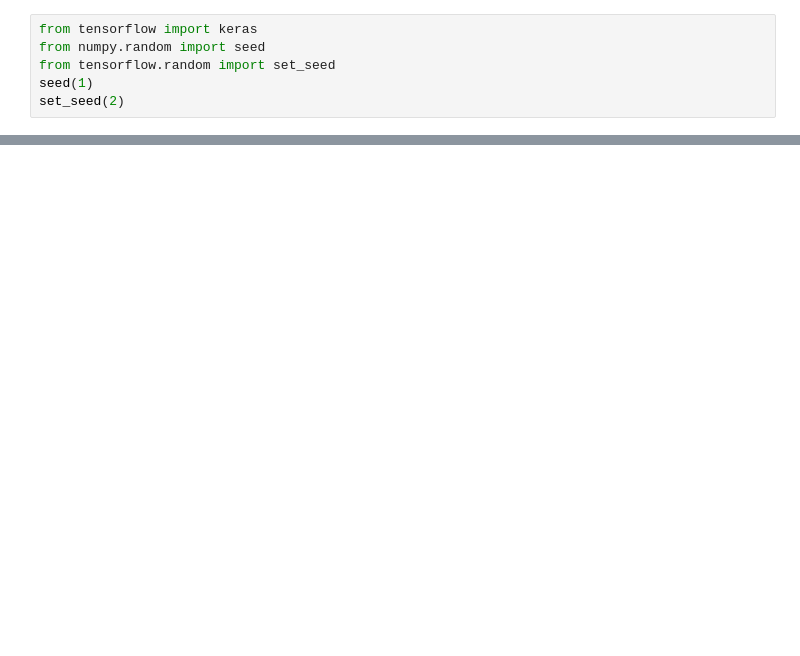
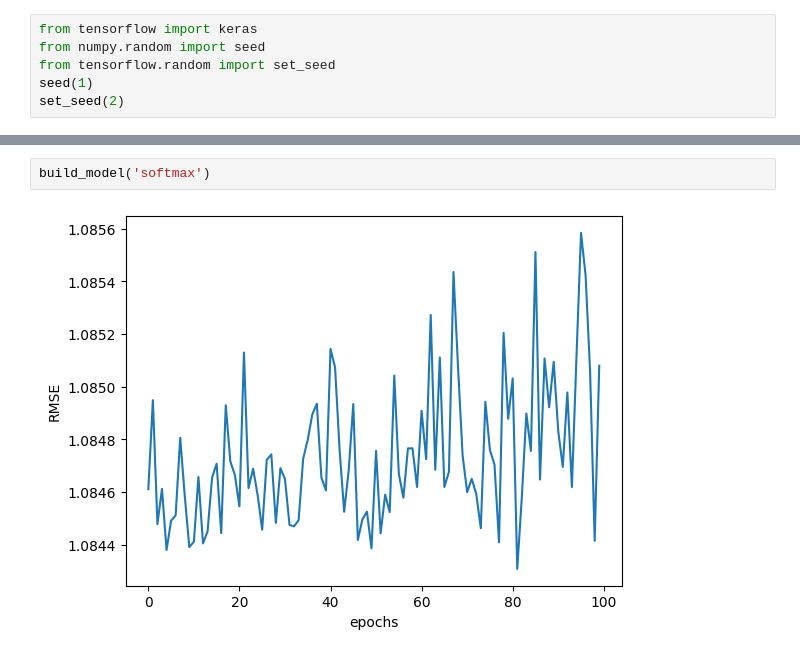
Before and after one commit to OncleBobby/kaggle-competitions, a Jupyter notebook: notebooks/stock.ipynb, the cells around one changed output, grey strips where cells are left out. Saved outputs shown, nothing was run; the diff lists cells and outputs as text; blank space fills up the shorter version.

```diff
--- a/notebooks/stock.ipynb
+++ b/notebooks/stock.ipynb
@@ -45,0 +52,4 @@ y_train['reod'].head()
+# %%
+build_model('softmax')
+# %% [output]
+[figure, added]
```
Also changed, not shown: parts of 14 cells of this notebook.
